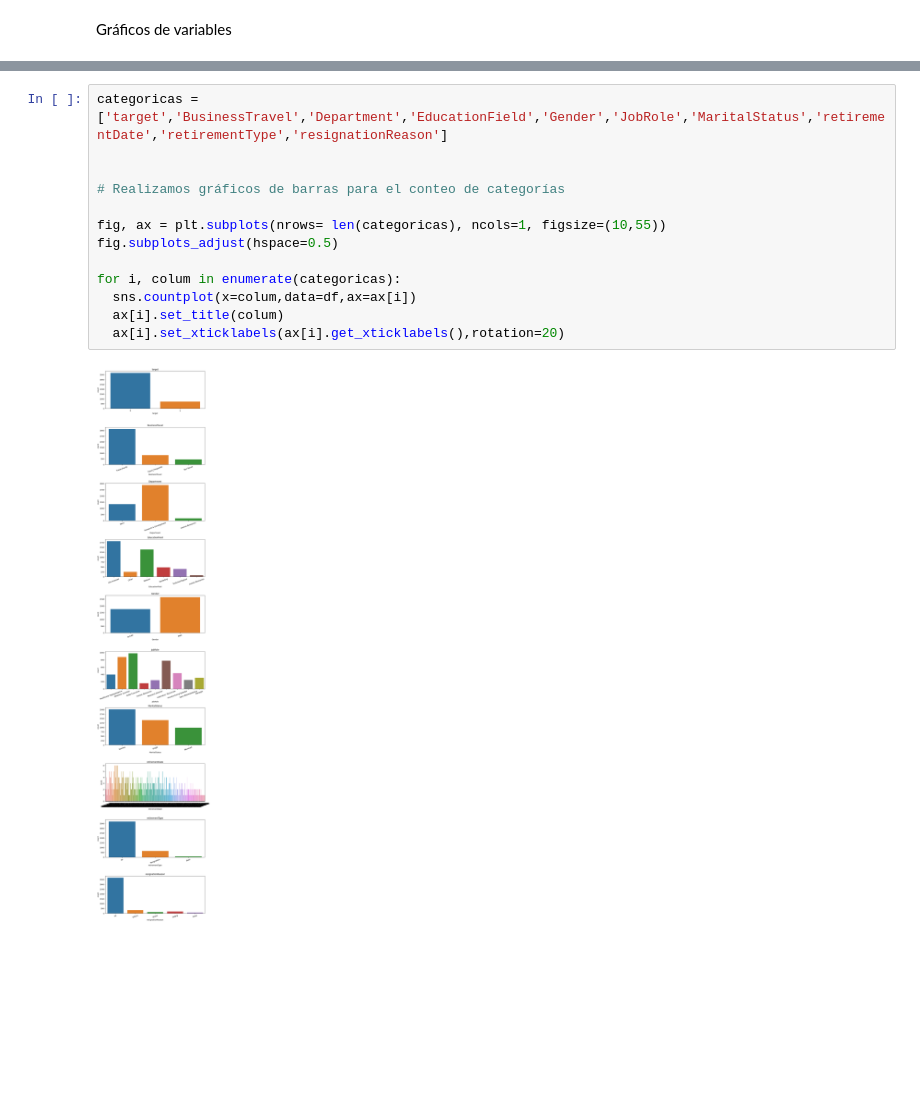
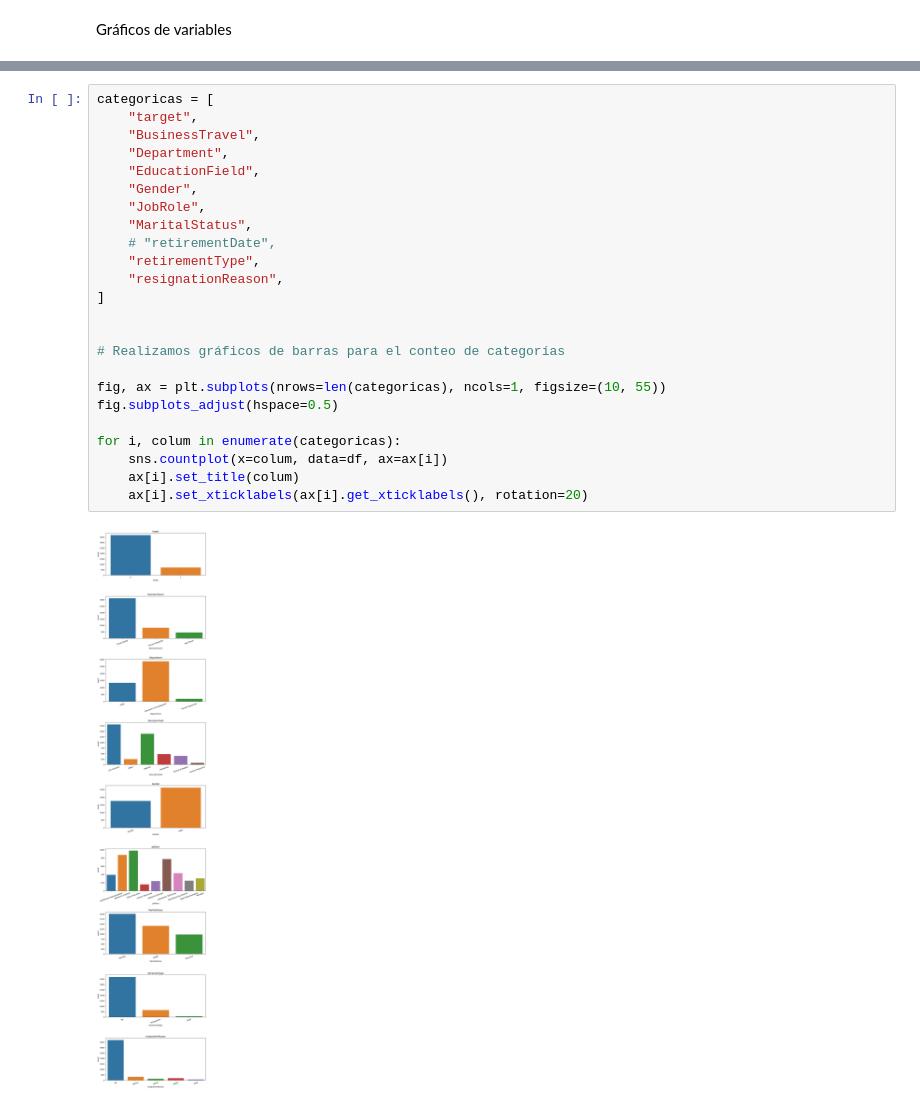
Before and after one commit to diegosaaval/human-resources, a Jupyter notebook: 2_data_exploration.ipynb, the cells around one changed output, grey strips where cells are left out. Cells and saved outputs as stored; diff of their text form; blank space fills up the shorter version.

```diff
--- a/2_data_exploration.ipynb
+++ b/2_data_exploration.ipynb
@@ -95,18 +95,29 @@ Fired       70
 Name: count, dtype: int64
 ----------------
 # %%
-categoricas = ['target','BusinessTravel','Department','EducationField','Gender','JobRole','MaritalStatus','retirementDate','retirementType','resignationReason']
+categoricas = [
+    "target",
+    "BusinessTravel",
+    "Department",
+    "EducationField",
+    "Gender",
+    "JobRole",
+    "MaritalStatus",
+    # "retirementDate",
+    "retirementType",
+    "resignationReason",
+]
 
 
 # Realizamos gráficos de barras para el conteo de categorías
 
-fig, ax = plt.subplots(nrows= len(categoricas), ncols=1, figsize=(10,55))
+fig, ax = plt.subplots(nrows=len(categoricas), ncols=1, figsize=(10, 55))
 fig.subplots_adjust(hspace=0.5)
 
 for i, colum in enumerate(categoricas):
-  sns.countplot(x=colum,data=df,ax=ax[i])
-  ax[i].set_title(colum)
-  ax[i].set_xticklabels(ax[i].get_xticklabels(),rotation=20)
+    sns.countplot(x=colum, data=df, ax=ax[i])
+    ax[i].set_title(colum)
+    ax[i].set_xticklabels(ax[i].get_xticklabels(), rotation=20)
 # %% [output]
-[figure, old version]
+[figure, new version]
 # %%
```
Also changed, not shown: parts of 5 cells of this notebook.
